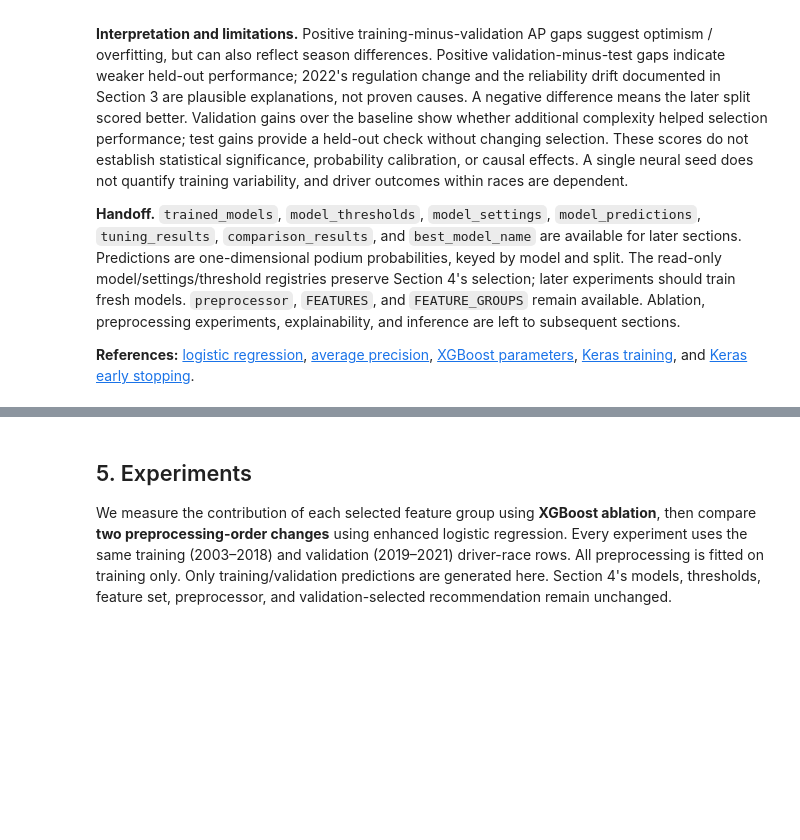
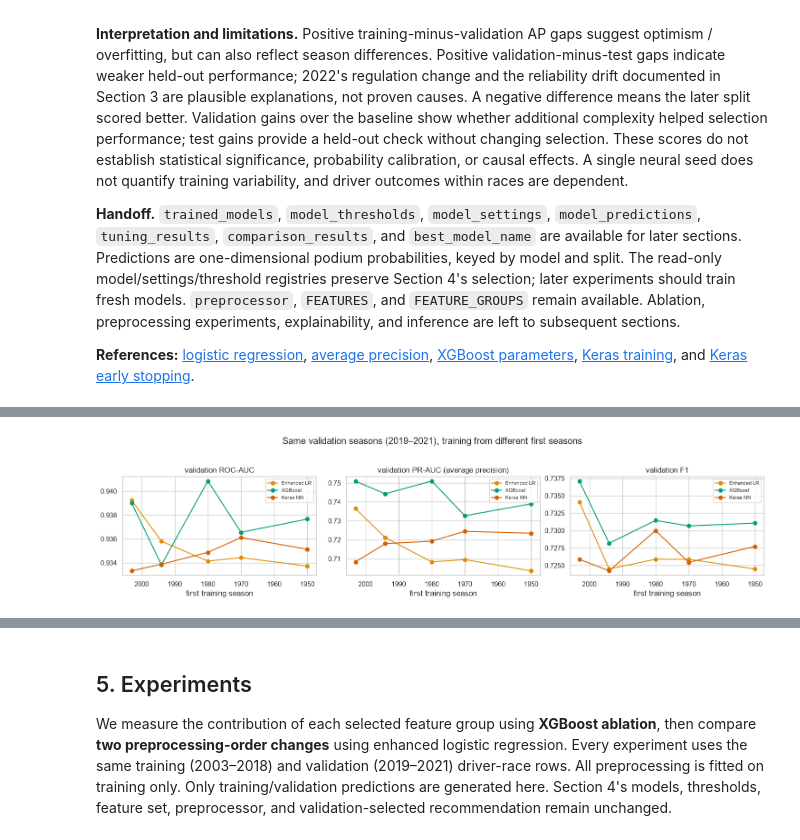
Before and after one commit to Seif2005/ACL2-Project, a Jupyter notebook: Main.ipynb, the cells around one changed output, grey strips where cells are left out. Cells and saved outputs as stored; diff of their text form; code cells hidden in the pictures; blank space fills up the shorter version.

```diff
--- a/Main.ipynb
+++ b/Main.ipynb
@@ -3660,0 +3685,81 @@ and [Keras early stopping](https://keras.io/api/callbacks/early_stopping/).
+# %%
+from sklearn.base import clone
+
+# Full-history candidate rows: every started entry 1950-2018 (no Indianapolis 500), with the 3.4 features
+window_pool = (history.loc[history["started"] & history["year"].between(1950, SPLITS["train"][1])
+                           & ~history["raceId"].isin(indy_500), ["raceId", "driverId", "year", "podium"]]
+               .merge(features, on=["raceId", "driverId"], how="left"))
+assert not window_pool.duplicated(["raceId", "driverId"]).any()
+assert set(window_pool["raceId"]).isdisjoint(validation["raceId"]) and set(window_pool["raceId"]).isdisjoint(test["raceId"])
+assert len(window_pool[window_pool["year"] >= SPLITS["train"][0]]) == len(train)   # the 2003 window is the training set of 3.3
+
+WINDOW_STARTS = [2003, 1994, 1980, 1970, 1950]
+HALF_LIVES = [25, 10]
+window_xgb_params = {**trained_models["XGBoost"].get_params(deep=False), "random_state": SEED}   # 4.5 settings, early stopping kept
+
+
+def window_run(start, half_life=None):
+    rows = window_pool[window_pool["year"] >= start]
+    weight = None if half_life is None else (0.5 ** ((SPLITS["train"][1] - rows["year"]) / half_life)).to_numpy()
+    processor = make_preprocessor().fit(rows[FEATURES])                      # medians and scales from these rows only
+    X_rows, X_valid = processor.transform(rows[FEATURES]), processor.transform(validation[FEATURES])
+    y_rows = rows["podium"].to_numpy()
+    fitted = {}
+    fitted["Enhanced LR"] = clone(trained_models["Enhanced LR"]).fit(X_rows, y_rows, sample_weight=weight)
+    fitted["XGBoost"] = XGBClassifier(**window_xgb_params).fit(X_rows, y_rows, eval_set=[(X_valid, y_val)],
+                                                               sample_weight=weight, verbose=False)
+    keras.utils.set_random_seed(SEED)                                         # same seed as 4.6
+    nn = keras.Sequential([keras.Input(shape=(X_rows.shape[1],)),
+                           keras.layers.Dense(32, activation="relu", kernel_regularizer=keras.regularizers.l2(1e-4)),
+                           keras.layers.Dense(16, activation="relu", kernel_regularizer=keras.regularizers.l2(1e-4)),
+                           keras.layers.Dense(1, activation="sigmoid")])
+    nn.compile(optimizer=keras.optimizers.Adam(learning_rate=0.001), loss="binary_crossentropy")
+    nn.fit(X_rows.to_numpy(dtype="float32"), y_rows.astype("float32"), sample_weight=weight,
+           validation_data=(X_valid.to_numpy(dtype="float32"), np.asarray(y_val, dtype="float32")),
+           epochs=300, batch_size=64, shuffle=True, verbose=0,
+           callbacks=[keras.callbacks.EarlyStopping(monitor="val_loss", patience=20, restore_best_weights=True)])
+    fitted["Keras NN"] = nn
+    label = f"{start}" if half_life is None else f"1950, half-life {half_life}y"
+    out = []
+    for name, model in fitted.items():
+        probabilities = podium_probabilities(model, X_valid)
+        threshold, _ = select_threshold(y_val, probabilities)
+        out.append({"training window": label, "first season": start, "half-life": half_life,
+                    "rows": len(rows), "podium rate": y_rows.mean(), "model": name,
+                    **rank_metrics(y_val, probabilities),
+                    "F1": f1_score(y_val, probabilities >= threshold, zero_division=0)})
+    print(f"window {label}: {len(rows):,} rows, XGBoost {fitted['XGBoost'].best_iteration + 1} trees")
+    return out
+
+
+window_rows = []
+for start in WINDOW_STARTS:
+    window_rows += window_run(start)
+for half_life in HALF_LIVES:
+    window_rows += window_run(1950, half_life)
+window_results = pd.DataFrame(window_rows)
+assert len(window_results) == 3 * (len(WINDOW_STARTS) + len(HALF_LIVES))
+reference = window_results[window_results["training window"] == "2003"].set_index("model")
+for metric in ["ROC-AUC", AP, "F1"]:
+    window_results[f"change vs 2003: {metric}"] = (window_results[metric]
+                                                   - window_results["model"].map(reference[metric]))
+# the refitted 2003 window reproduces 4.4-4.6 (same rows, same settings, same seed)
+section4_validation = selection_results.set_index(["model", "split"])
+for name in ["Enhanced LR", "XGBoost", "Keras NN"]:
+    assert np.isclose(reference.loc[name, AP], section4_validation.loc[(name, "validation"), AP], atol=1e-3), name
+display(window_results.round(4))
+
+unweighted = window_results[window_results["half-life"].isna()]
+fig, axes = plt.subplots(1, 3, figsize=(15, 3.6))
+for metric, ax in zip(["ROC-AUC", AP, "F1"], axes):
+    for name, part in unweighted.groupby("model", sort=False):
+        ax.plot(part["first season"], part[metric], marker="o", color=colors[name], label=name)
+    ax.set(title=f"validation {metric}", xlabel="first training season")
+    ax.invert_xaxis()
+    ax.legend(fontsize=8)
+plt.suptitle("Same validation seasons (2019–2021), training from different first seasons", y=1.03)
+plt.tight_layout()
+plt.show()
+window_results.pivot(index="training window", columns="model", values=f"change vs 2003: {AP}").loc[
+    [f"{s}" for s in WINDOW_STARTS] + [f"1950, half-life {h}y" for h in HALF_LIVES]].round(4)
+# %% [output]
@@ -3660,0 +3790 @@ and [Keras early stopping](https://keras.io/api/callbacks/early_stopping/).
+[figure, added]
```
Also changed, not shown: parts of 5 cells of this notebook.
